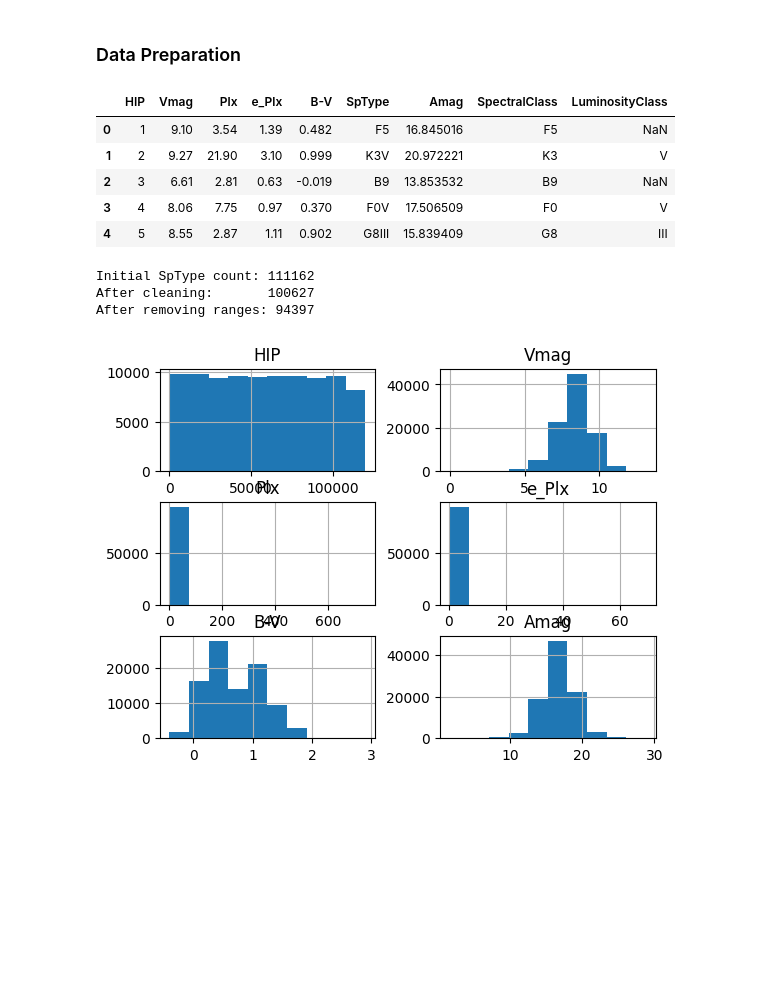
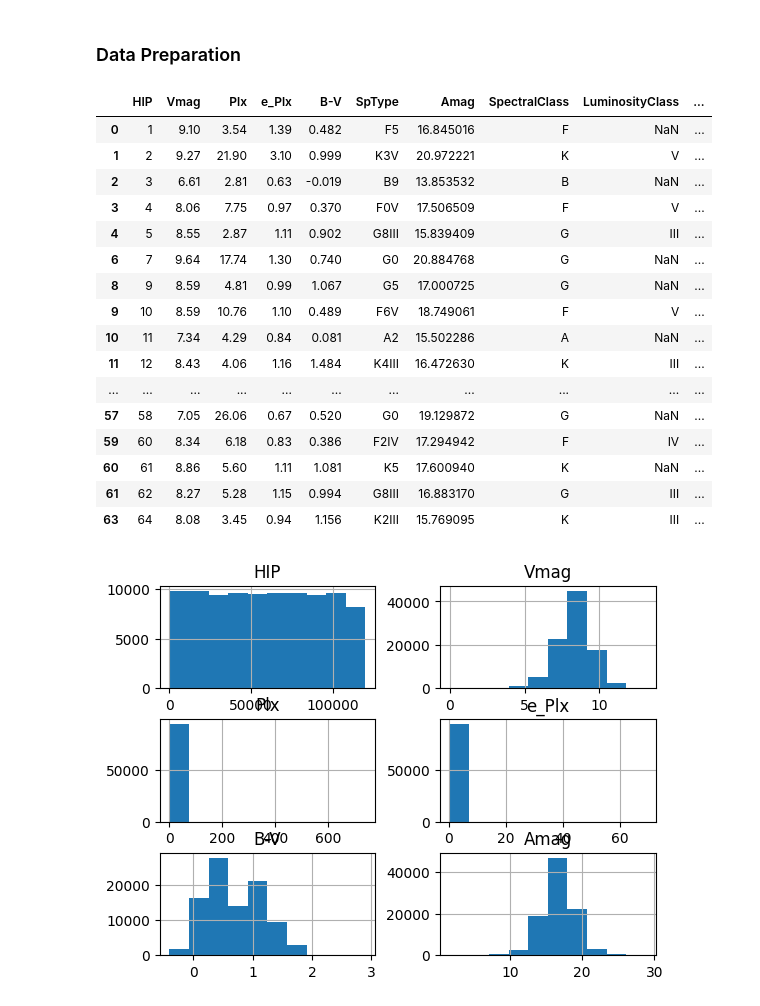
Before and after one commit to EP1XWARR10R/stellar-classification-capstone, a Jupyter notebook: Capstone.ipynb, the cells around one changed output. Saved outputs shown, nothing was run; the diff lists cells and outputs as text; code cells hidden in the pictures; blank space fills up the shorter version.

Commit message:
feat: split class and subclass

```diff
--- a/Capstone.ipynb
+++ b/Capstone.ipynb
@@ -75,45 +75,44 @@ df2['Amag'] = df2['Vmag'] + 5 * (np.log10(df2['Plx']) + 1)
 # %%
 # Split the spectral type into its components
 
 #remove invalid rows
 df2 = df2.dropna(subset=['SpType']) # Drop rows where 'SpType' is NaN
-# df2 = df2[df2['SpType'].str.strip() != ''] # Drop rows where 'SpType' is an empty string
-# df2 = df2[~df2['SpType'].str.contains(r':$')] # Drop rows with uncertain spectral types (ending with ':')
-# df2 = df2[~df2['SpType'].str.contains(r'\.{3}$')] # Drop rows with undescribed spectral peculiarities (ending with '...')
-
-# df2 = df2[df2['SpType'].str.contains(r'^[OBAFGKM]')] # Drop rows with invalid spectral types (not starting with O, B, A, F, G, K, or M)
-
-# df2 = df2[~df2['SpType'].str.contains(r'[mpewdabc]')] # Drop rows with non-standard spectral types (containing m, p, e, w, or d)
-
 df2 = df2[~df2['SpType'].str.contains(r'[^OBAFGKM0-9\-\/IV]')] # Drop rows with invalid characters in spectral types
 
-# df2['SpectralClass'] = df2['SpType'].str.extract(r'((?:[OBAFGKM]\d?(?:\.\d*)?\/?\-?)+)(?:[\/\-IV]+)?$')
-# df2['LuminosityClass'] = df2['SpType'].str.extract(r'([\/\-IV]+):?$')
-
+# Extract spectral class and luminosity class using regex
 df2['SpectralClass'] = df2['SpType'].str.extract(r'(^[OBAFGKM]\d*(?:\.\d)?(?:[\/\-][OBAFGKM]?\d*(?:\.\d)?)?)(?:[\/\-IV]+)?$')
 df2['LuminosityClass'] = df2['SpType'].str.extract(r'([\/\-IV]+)?$')
 
-# df2 = df2[df2['SpectralClass'].notna() & df2['LuminosityClass'].notna()]
+# Remove rows where SpectralClass is NaN after extraction
 df2 = df2[df2['SpectralClass'].notna()]
 
-SpType_count_normalized = df2['SpType'].count()
-df2.head()
+# Remove rows with multiple spectral classes (e.g., 'G2/K1')
+df2 = df2[~df2['SpectralClass'].str.contains(r'[\/\-]')]
+
+# Separate spectral class and subclass
+df2['SpectralSubclass'] = df2['SpectralClass'].str.extract(r'([0-9](?:\.\d)?)$')
+# df2['SpectralSubclass'] = df2['SpectralSubclass'].fillna(0)
+df2['SpectralClass'] = df2['SpectralClass'].str.extract(r'(^[OBAFGKM])')
+
+df2.tail(50)
 # %% [output]
-|  | HIP | Vmag | Plx | e_Plx | B-V | SpType | Amag | SpectralClass | LuminosityClass |
-| 0 | 1 | 9.10 | 3.54 | 1.39 | 0.482 | F5 | 16.845016 | F5 | NaN |
-| 1 | 2 | 9.27 | 21.90 | 3.10 | 0.999 | K3V | 20.972221 | K3 | V |
-| 2 | 3 | 6.61 | 2.81 | 0.63 | -0.019 | B9 | 13.853532 | B9 | NaN |
-| 3 | 4 | 8.06 | 7.75 | 0.97 | 0.370 | F0V | 17.506509 | F0 | V |
-| 4 | 5 | 8.55 | 2.87 | 1.11 | 0.902 | G8III | 15.839409 | G8 | III |
+|  | HIP | Vmag | Plx | e_Plx | B-V | SpType | Amag | SpectralClass | LuminosityClass | ... |
+| 0 | 1 | 9.10 | 3.54 | 1.39 | 0.482 | F5 | 16.845016 | F | NaN | ... |
+| 1 | 2 | 9.27 | 21.90 | 3.10 | 0.999 | K3V | 20.972221 | K | V | ... |
+| 2 | 3 | 6.61 | 2.81 | 0.63 | -0.019 | B9 | 13.853532 | B | NaN | ... |
+| 3 | 4 | 8.06 | 7.75 | 0.97 | 0.370 | F0V | 17.506509 | F | V | ... |
+| 4 | 5 | 8.55 | 2.87 | 1.11 | 0.902 | G8III | 15.839409 | G | III | ... |
+| 6 | 7 | 9.64 | 17.74 | 1.30 | 0.740 | G0 | 20.884768 | G | NaN | ... |
+| 8 | 9 | 8.59 | 4.81 | 0.99 | 1.067 | G5 | 17.000725 | G | NaN | ... |
+| 9 | 10 | 8.59 | 10.76 | 1.10 | 0.489 | F6V | 18.749061 | F | V | ... |
+| 10 | 11 | 7.34 | 4.29 | 0.84 | 0.081 | A2 | 15.502286 | A | NaN | ... |
+| 11 | 12 | 8.43 | 4.06 | 1.16 | 1.484 | K4III | 16.472630 | K | III | ... |
+| ... | ... | ... | ... | ... | ... | ... | ... | ... | ... | ... |
+| 57 | 58 | 7.05 | 26.06 | 0.67 | 0.520 | G0 | 19.129872 | G | NaN | ... |
+| 59 | 60 | 8.34 | 6.18 | 0.83 | 0.386 | F2IV | 17.294942 | F | IV | ... |
+| 60 | 61 | 8.86 | 5.60 | 1.11 | 1.081 | K5 | 17.600940 | K | NaN | ... |
+| 61 | 62 | 8.27 | 5.28 | 1.15 | 0.994 | G8III | 16.883170 | G | III | ... |
+| 63 | 64 | 8.08 | 3.45 | 0.94 | 1.156 | K2III | 15.769095 | K | III | ... |
-# %%
-df2 = df2[~df2['SpectralClass'].str.contains(r'[^OBAFGKM0-9]')]
-SpType_count_normalized_no_range = df2['SpType'].count()
-
-print(f"Initial SpType count: {SpType_count}\nAfter cleaning:       {SpType_count_normalized}\nAfter removing ranges: {SpType_count_normalized_no_range}")
-# %% [output]
-Initial SpType count: 111162
-After cleaning:       100627
-After removing ranges: 94397
 # %%
 df2.hist()
 plt.show()
```
